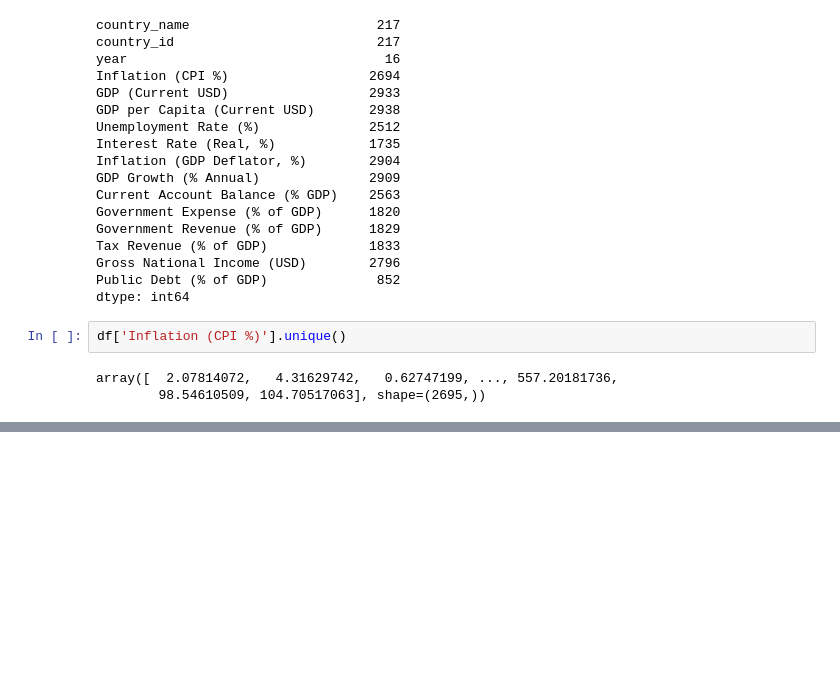
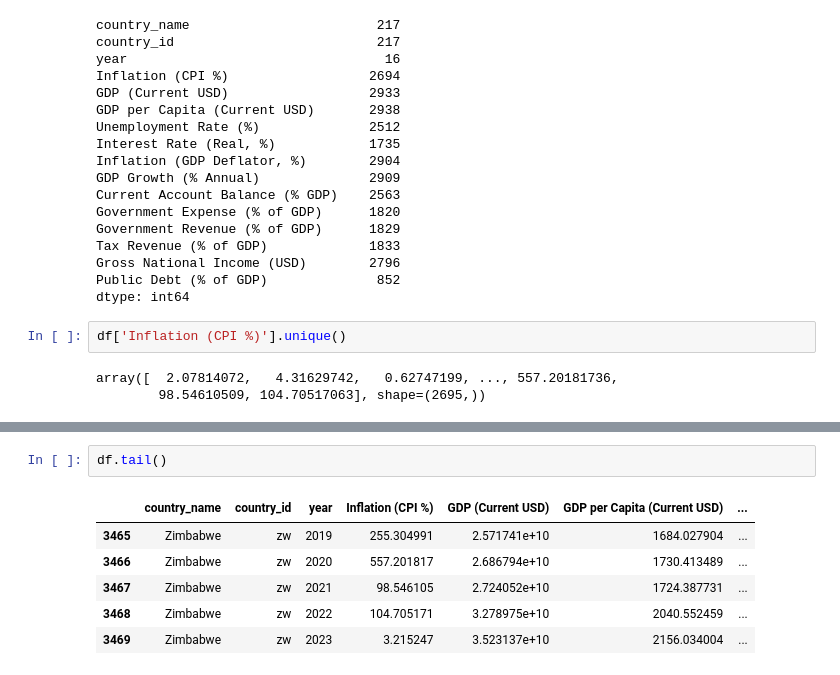
Before and after one commit to abelcholfavour/money_talks_with_Abba, a Jupyter notebook: world_bank.ipynb, the cells around one changed output, grey strips where cells are left out. Drawn from its saved outputs; the diff is of its cells as text; blank space fills up the shorter version.

```diff
--- a/world_bank.ipynb
+++ b/world_bank.ipynb
@@ -114,0 +141,9 @@ array([  2.07814072,   4.31629742,   0.62747199, ..., 557.20181736,
+# %%
+df.tail()
+# %% [output]
+|  | country_name | country_id | year | Inflation (CPI %) | GDP (Current USD) | GDP per Capita (Current USD) | ... |
+| 3465 | Zimbabwe | zw | 2019 | 255.304991 | 2.571741e+10 | 1684.027904 | ... |
+| 3466 | Zimbabwe | zw | 2020 | 557.201817 | 2.686794e+10 | 1730.413489 | ... |
+| 3467 | Zimbabwe | zw | 2021 | 98.546105 | 2.724052e+10 | 1724.387731 | ... |
+| 3468 | Zimbabwe | zw | 2022 | 104.705171 | 3.278975e+10 | 2040.552459 | ... |
+| 3469 | Zimbabwe | zw | 2023 | 3.215247 | 3.523137e+10 | 2156.034004 | ... |
```
Also changed, not shown: parts of 10 cells of this notebook.
